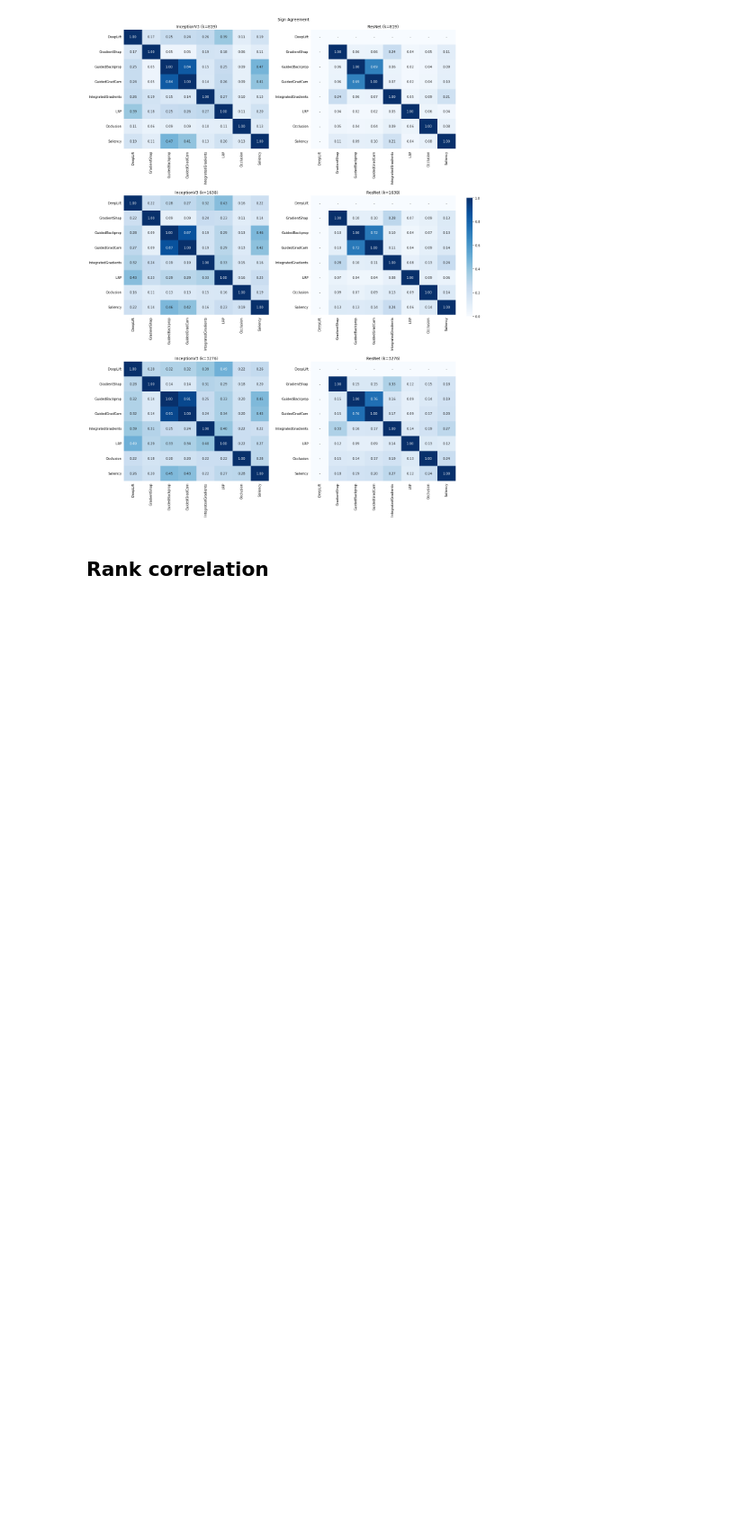
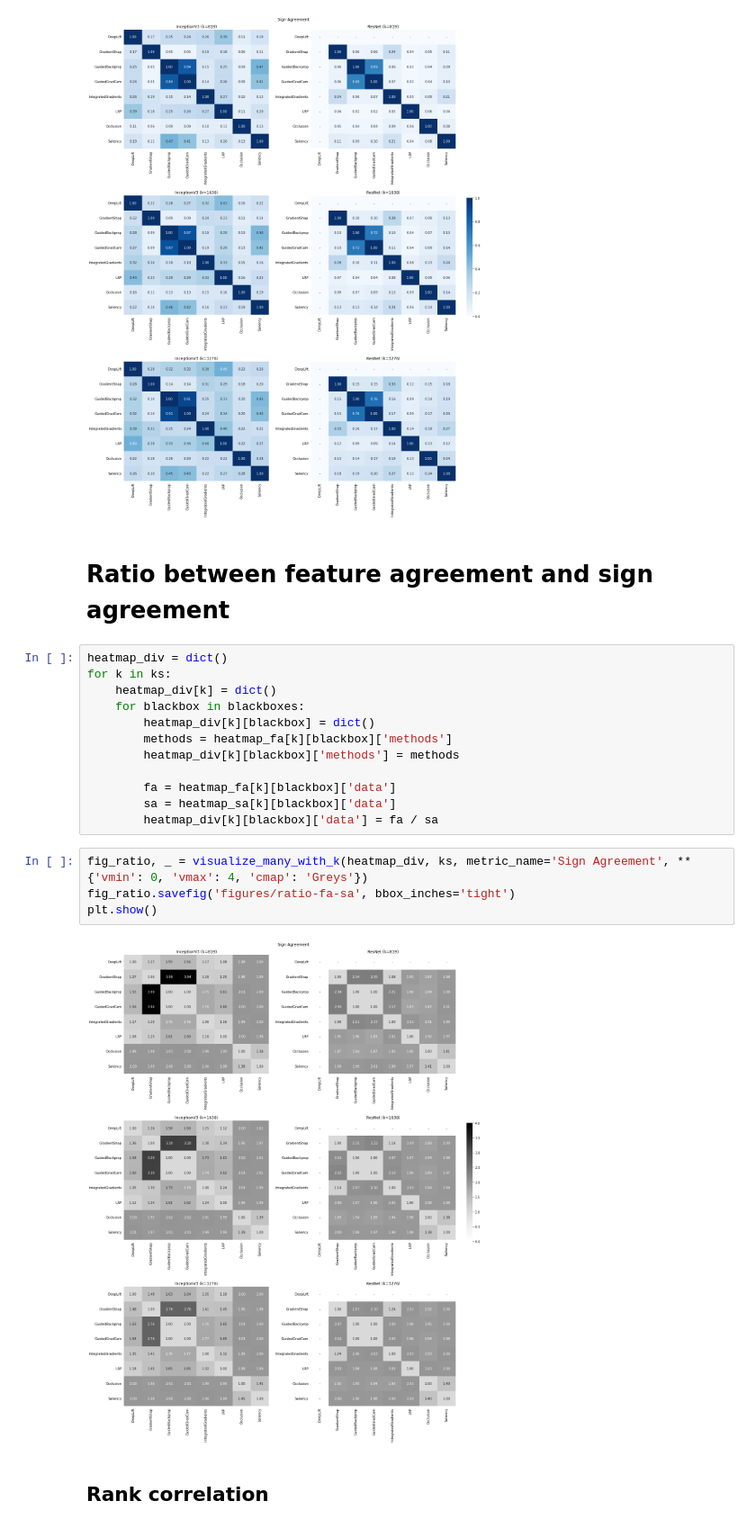
Before and after one commit to mdnam2410/thesis, a Jupyter notebook: visualization.ipynb, the cells around one changed output. Shown at 90% size. Cells and saved outputs as stored; diff of their text form; blank space fills up the shorter version.

Commit message:
feat: Explore ratio between FA and SA

```diff
--- a/visualization.ipynb
+++ b/visualization.ipynb
@@ -255,6 +255,26 @@ fig_sa.savefig('figures/sign-agreement', bbox_inches='tight')
 plt.show()
 # %% [output]
 [figure]
+# %% [markdown]
+# Ratio between feature agreement and sign agreement
+# %%
+heatmap_div = dict()
+for k in ks:
+    heatmap_div[k] = dict()
+    for blackbox in blackboxes:
+        heatmap_div[k][blackbox] = dict()
+        methods = heatmap_fa[k][blackbox]['methods']
+        heatmap_div[k][blackbox]['methods'] = methods
+
+        fa = heatmap_fa[k][blackbox]['data']
+        sa = heatmap_sa[k][blackbox]['data']
+        heatmap_div[k][blackbox]['data'] = fa / sa
+# %%
+fig_ratio, _ = visualize_many_with_k(heatmap_div, ks, metric_name='Sign Agreement', **{'vmin': 0, 'vmax': 4, 'cmap': 'Greys'})
+fig_ratio.savefig('figures/ratio-fa-sa', bbox_inches='tight')
+plt.show()
+# %% [output]
+[figure, added]
 # %% [markdown]
 ## Rank correlation
 # %%
```
Also changed, not shown: parts of 4 cells of this notebook, 1 other file.
